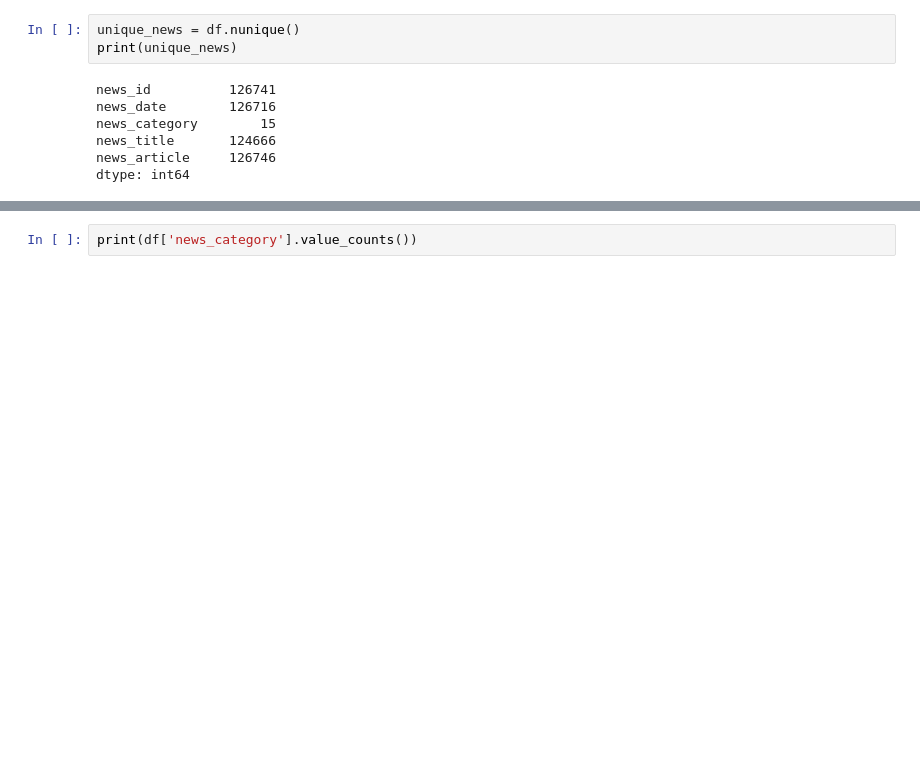
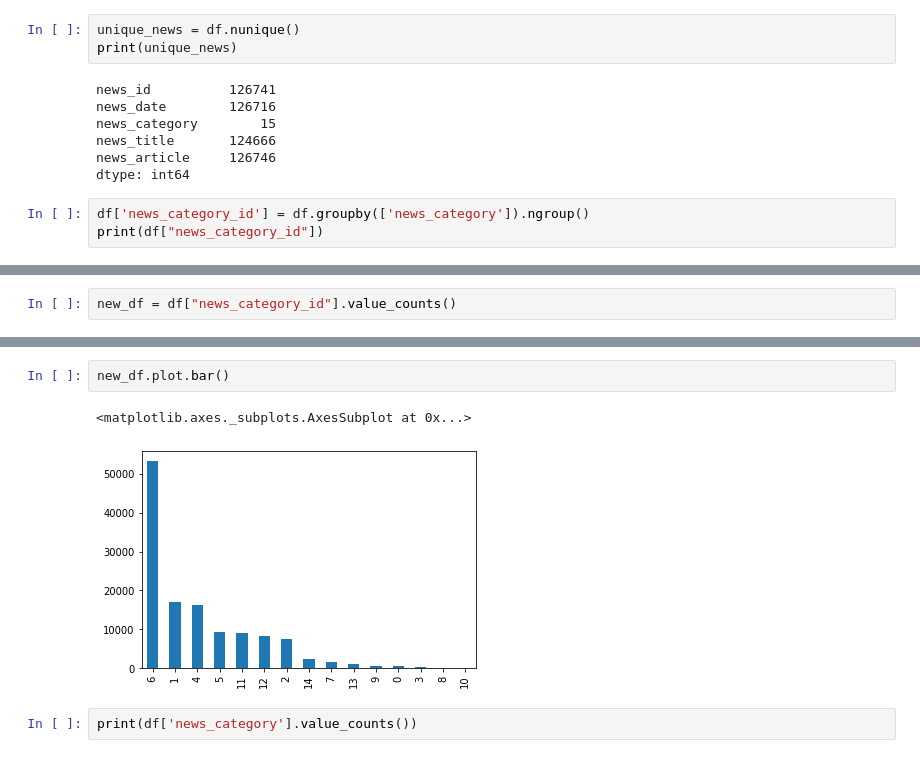
Before and after one commit to arunmadhuk/Machine-Learning, a Jupyter notebook: Thamil News Classification Dataset.ipynb, the cells around one changed output, grey strips where cells are left out. Saved outputs shown, nothing was run; the diff lists cells and outputs as text; blank space fills up the shorter version.

```diff
--- a/Thamil News Classification Dataset.ipynb
+++ b/Thamil News Classification Dataset.ipynb
@@ -80,3 +80,6 @@ news_category        15
 news_title       124666
 news_article     126746
 dtype: int64
+# %%
+df['news_category_id'] = df.groupby(['news_category']).ngroup()
+print(df["news_category_id"])
@@ -82,0 +99,2 @@ dtype: int64
+# %%
+new_df = df["news_category_id"].value_counts()
@@ -83,3 +120,8 @@ dtype: int64
+# %%
+new_df.plot.bar()
+# %% [output]
+<matplotlib.axes._subplots.AxesSubplot at 0x...>
+[figure, added]
 # %%
 print(df['news_category'].value_counts())
 # %% [output]
```
Also changed, not shown: parts of 37 cells of this notebook.
